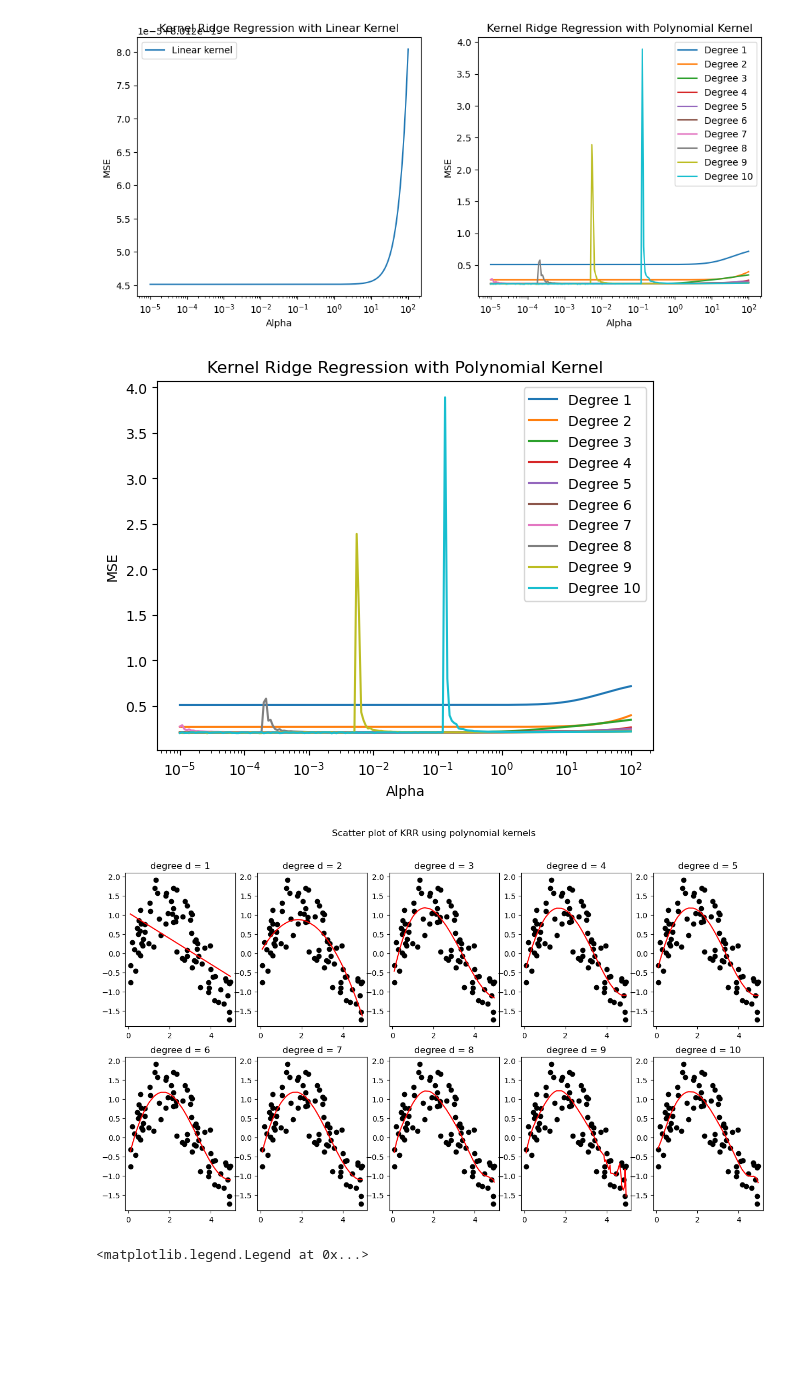
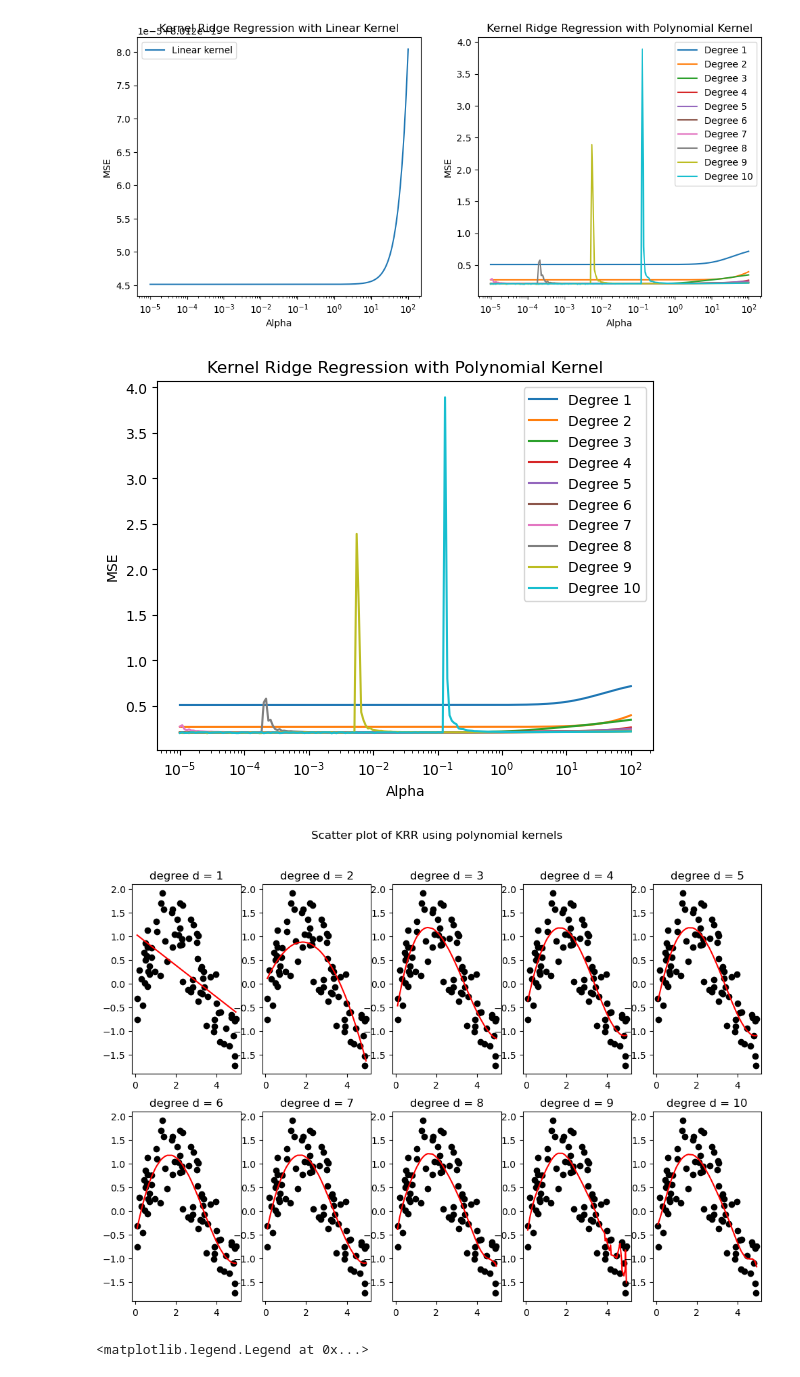
Before and after one commit to LegoCreation/Thesis, a Jupyter notebook: illustrations_for_KRR_GPR.ipynb, the cells around one changed output. Drawn from its saved outputs; the diff is of its cells as text; code cells hidden in the pictures; blank space fills up the shorter version.

```diff
--- a/illustrations_for_KRR_GPR.ipynb
+++ b/illustrations_for_KRR_GPR.ipynb
@@ -49,35 +49,35 @@ fig, axs = plt.subplots(1, 1)
 # Plot MSE vs. alpha for the polynomial kernel
 for j, degree in enumerate(degrees):
     axs.plot(alphas, mse_polynomial[:, j], label=f'Degree {degree}')
 axs.set_xscale('log')
 axs.set_xlabel('Alpha')
 axs.set_ylabel('MSE')
 axs.set_title('Kernel Ridge Regression with Polynomial Kernel')
 axs.legend()
 
 fig.savefig("./img/illustration_KRR_MSE.png", dpi = 100)
 # Add scatter plot of original data and predicted values for all polynomial degrees
-fig, axs = plt.subplots(2, 5, figsize=(15, 8))
+fig, axs = plt.subplots(2, 5, figsize=(12, 8))
 
 for j, degree in enumerate(degrees):
     row = j // 5
     col = j % 5
 
     # Plot original data
     axs[row, col].scatter(X, y, c='k', label='Data')
 
     # Plot predicted values for polynomial kernel
     alpha = 0.01
     kr = KernelRidge(kernel=lambda x1, x2: polynomial_kernel(x1, x2, degree), alpha=alpha)
     kr.fit(X, y)
     y_pred = kr.predict(X)
     axs[row, col].plot(X, y_pred, c='r', label=f'Degree {degree}')
     axs[row, col].set_title("degree d = " + str(degree))
 fig.suptitle("Scatter plot of KRR using polynomial kernels")
 fig.savefig("./img/illustration_KRR_scatter.png", dpi = 100)
 # %% [output]
 [figure]
-[figure, old version]
+[figure, new version]
 # %%
 fig, axs = plt.subplots(1, 2, figsize=(12, 5))
 
```
Also changed, not shown: 20 other files.
